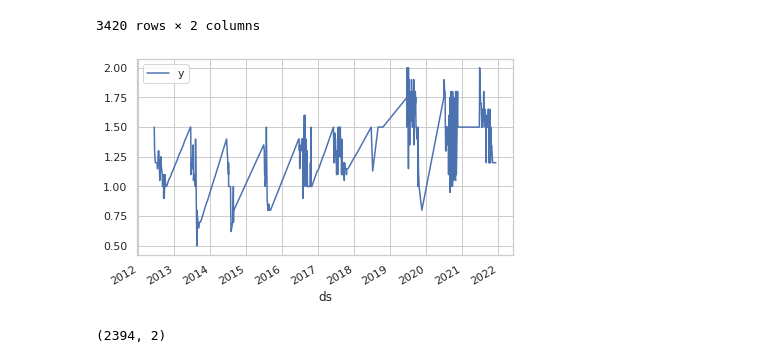
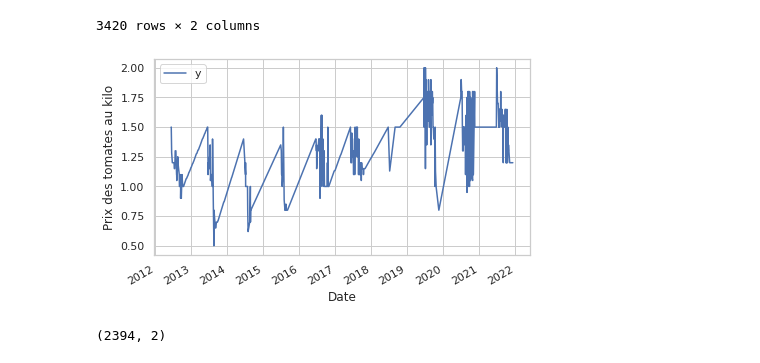
Before and after one commit to Lydu7979/Projet_Chef_d-oeuvre_Flask_bis, a Jupyter notebook: search/models/Prophet/Prophet.ipynb, the cells around one changed output. Drawn from its saved outputs; the diff is of its cells as text; code cells hidden in the pictures.

```diff
--- a/search/models/Prophet/Prophet.ipynb
+++ b/search/models/Prophet/Prophet.ipynb
@@ -131,9 +128,11 @@ dfP
 3420 rows × 2 columns
 # %%
 dfP.plot(x='ds',y='y')
+plt.xlabel("Date")
+plt.ylabel("Prix des tomates au kilo")
 plt.show()
 # %% [output]
-[figure, old version]
+[figure, new version]
 # %%
 s= int(len(dfP)* 0.7)
 train=dfP[:s]
```
Also changed, not shown: parts of 31 cells of this notebook, 2 other files.
